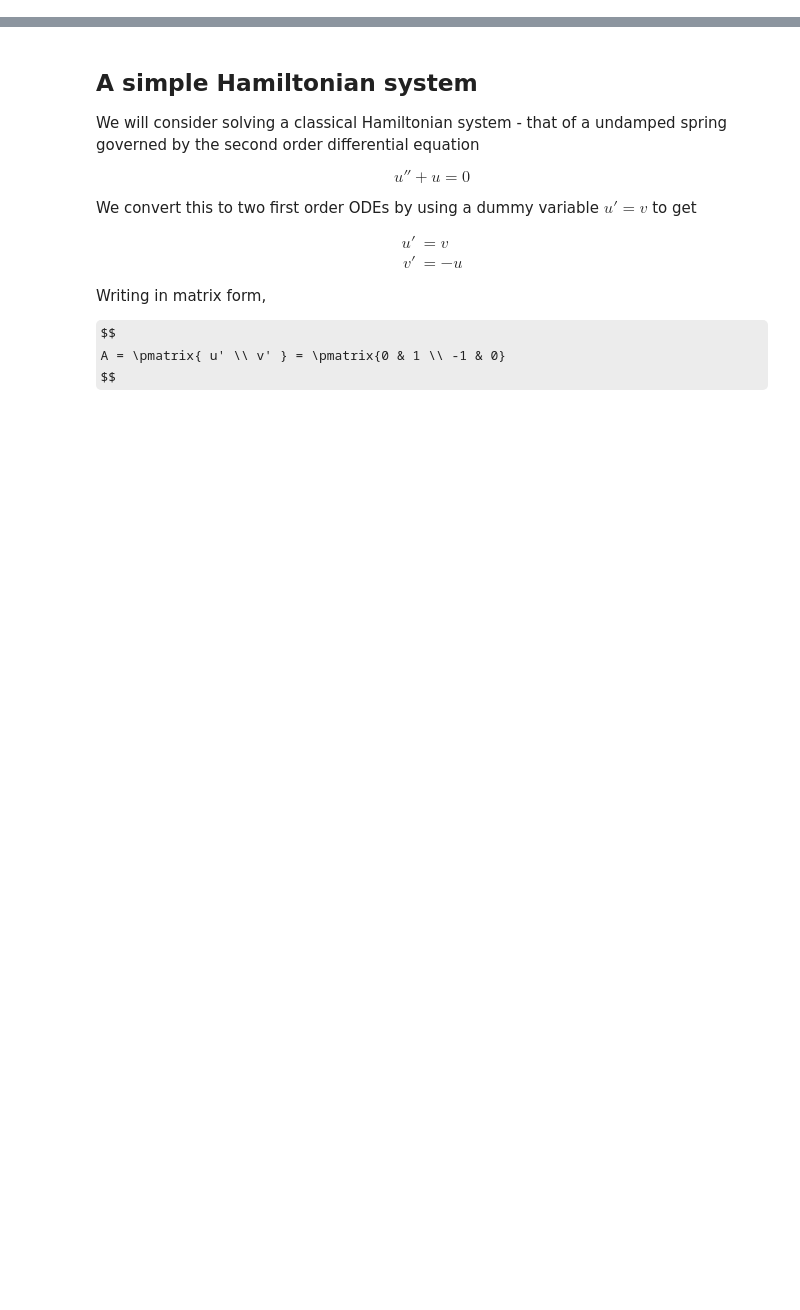
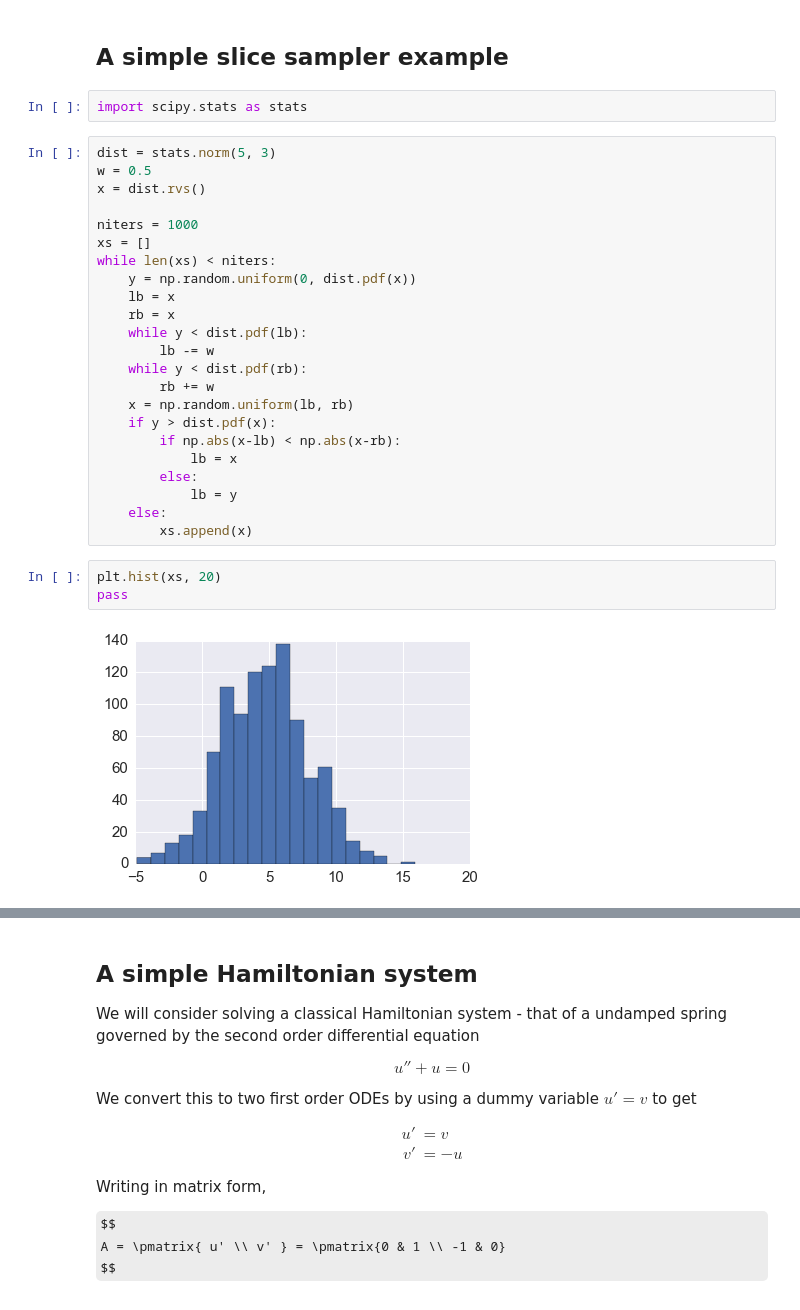
Before and after one commit to cliburn/sta-663-2016, a Jupyter notebook: lectures/AuxiliaryVariableMCMC.ipynb, the cells around one changed output, grey strips where cells are left out. Cells and saved outputs as stored; diff of their text form; some formulas as TeX source; blank space fills up the shorter version.

```diff
--- a/lectures/HamiltonianMonteCarlo.ipynb
+++ b/lectures/AuxiliaryVariableMCMC.ipynb
@@ -0,0 +22,32 @@
+# %% [markdown]
+## A simple slice sampler example
+# %%
+import scipy.stats as stats
+# %%
+dist = stats.norm(5, 3)
+w = 0.5
+x = dist.rvs()
+
+niters = 1000
+xs = []
+while len(xs) < niters:
+    y = np.random.uniform(0, dist.pdf(x))
+    lb = x
+    rb = x
+    while y < dist.pdf(lb):
+        lb -= w
+    while y < dist.pdf(rb):
+        rb += w
+    x = np.random.uniform(lb, rb)
+    if y > dist.pdf(x):
+        if np.abs(x-lb) < np.abs(x-rb):
+            lb = x
+        else:
+            lb = y
+    else:
+        xs.append(x)
+# %%
+plt.hist(xs, 20)
+pass
+# %% [output]
+[figure, added]
```
Also changed, not shown: parts of 4 cells of this notebook, 1 other file.
